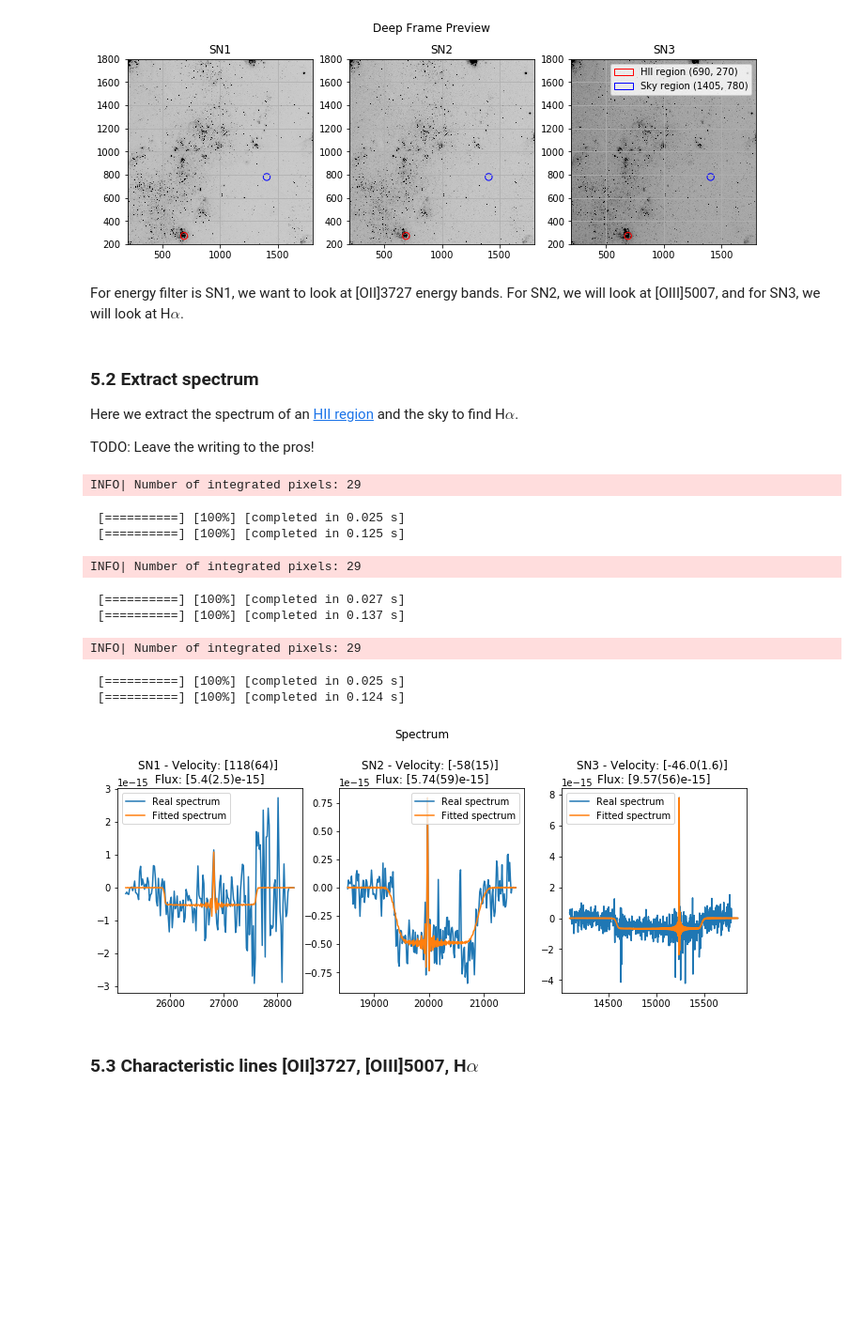
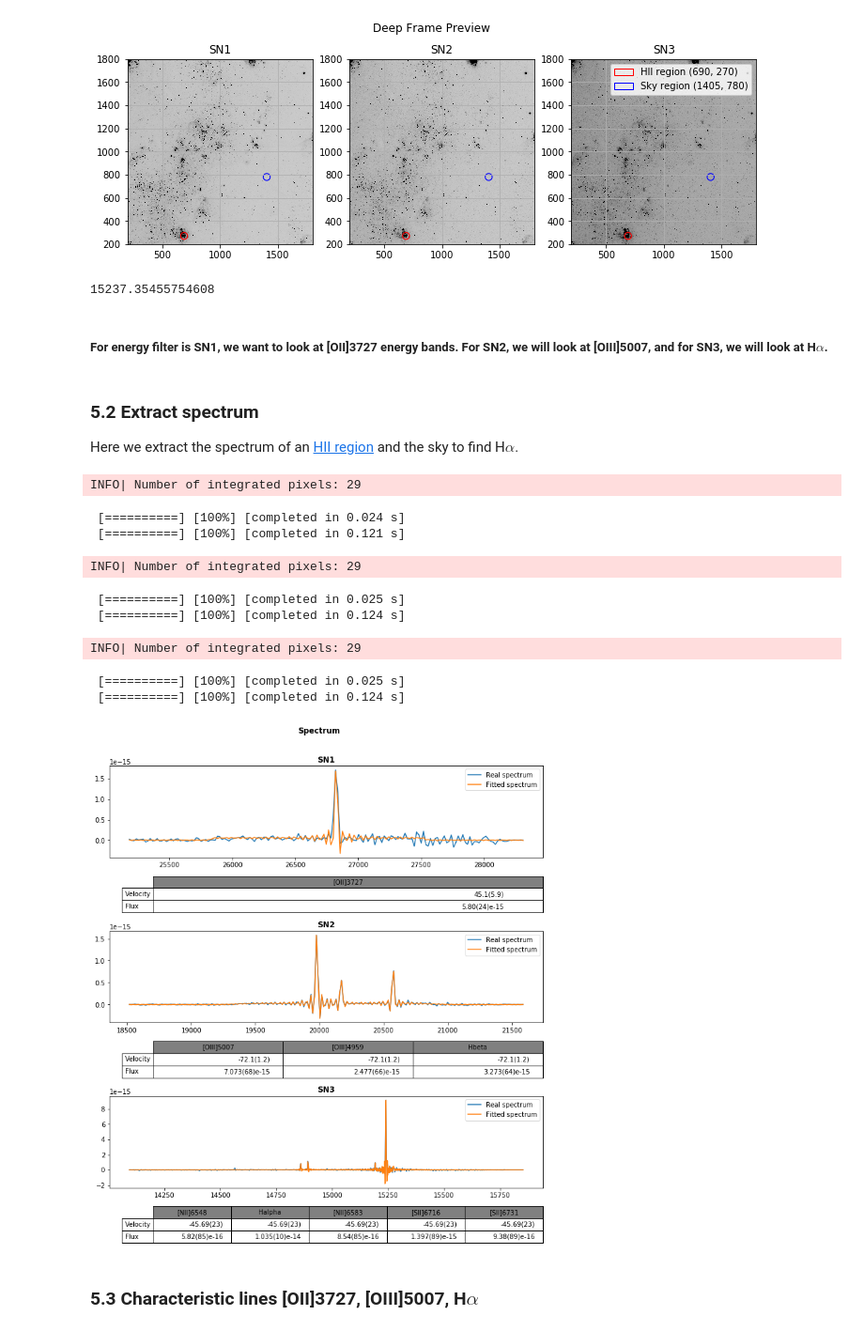
Before and after one commit to ellieb/astroquery_tutorial, a Jupyter notebook: astroquery_example_sitelle.ipynb, the cells around one changed output. Shown at 94% size. Saved outputs shown, nothing was run; the diff lists cells and outputs as text; code cells hidden in the pictures; blank space fills up the shorter version.

```diff
--- a/astroquery_example_sitelle.ipynb
+++ b/astroquery_example_sitelle.ipynb
@@ -107,7 +108,8 @@ for idx in range(len(results)):
     # The get_data_urls only accepts a table as input
     urls = cadc.get_data_urls(results[idx:idx + 1], include_auxiliaries=True)
     # Grab the HDF5 access urls only
-    hdf5_url = next((url.encode('utf-8') for url in urls if '.hdf5' in url), None)
+    hdf5_url = next((url.encode('utf-8') for url in urls if '.hdf5' in url),
+                    None)
     if hdf5_url:
         fname = '{}.{}.{}.hdf5'.format(results[idx]['target_name'],
                                        results[idx]['productID'],
@@ -139,8 +138,13 @@ Now we open the files and then access and summarize the information.
 # %%
 # Load the cubes
 cubes = [HDFCube(result['fname']) for result in results_list]
-lines = ['[OII]3727', '[OIII]5007', 'Halpha']
 bands = ['SN1', 'SN2', 'SN3']
+strong_line_list = ['[OII]3727', '[OIII]5007', 'Halpha']
+# Sometimes Hbeta is stronger than [OIII] so use other line list
+# strong_line_list = ['[OII]3727', 'Hbeta', 'Halpha']
+all_lines_list = [['[OII]3727'], ('[OIII]5007', '[OIII]4959', 'Hbeta'),
+                  ('[NII]6548', 'Halpha', '[NII]6583', '[SII]6716',
+                   '[SII]6731')]
 
 # The coordinates of the HII region and the sky region
 xrhii, yrhii = (690, 270)
@@ -149,7 +153,8 @@ aperture = 3  # Aperture for the spectrum integration (circle)
 data_list = []
 
 # Build a list of data dicts to hold info and metadata
-for cube, line, band in zip(cubes, lines, bands):
+for cube, strong_line, all_lines, band in zip(cubes, strong_line_list,
+                                              all_lines_list, bands):
     axis, spectrum = cube.extract_spectrum(xrhii, yrhii, aperture, silent=True)
     axis2, sky = cube.extract_spectrum(xsky, ysky, aperture, silent=True)
     spectrum = spectrum - sky
@@ -157,7 +162,8 @@ for cube, line, band in zip(cubes, lines, bands):
 
     data_list.append({
         'cube': cube,
-        'line': line,
+        'strong_line': strong_line,
+        'lines': all_lines,
         'band': band,
         'line_idx': line_idx,
         'spectrum': spectrum,
@@ -221,44 +226,57 @@ plt.legend(handles=[hii_circle(), sky_circle()])
 fig.suptitle('Deep Frame Preview');
 # %% [output]
 [figure]
+# %%
+print Lines().get_line_cm1(data['strong_line'])
+# %% [output]
+15237.35455754608
 # %% [markdown]
-For energy filter is SN1, we want to look at [OII]3727 energy bands. For SN2, we will look at [OIII]5007, and for SN3, we will look at H$\alpha$.
+##### For energy filter is SN1, we want to look at [OII]3727 energy bands. For SN2, we will look at [OIII]5007, and for SN3, we will look at H$\alpha$.
 # %% [markdown]
 ### 5.2 Extract spectrum
 
 Here we extract the spectrum of an [HII region](https://en.wikipedia.org/wiki/H_II_region) and the sky to find H$\alpha$.
-
-TODO: Leave the writing to the pros!
 # %%
-fig, axes = plt.subplots(nrows=1, ncols=3, figsize=(12, 4), frameon=False)
+fig, axes = plt.subplots(nrows=3, ncols=1, figsize=(12, 12), frameon=False)
+fig.subplots_adjust(hspace=0.8)
 
 for ax, data in zip(axes, data_list):
     fit_axis, fit_spectrum, fit_res = data['cube'].fit_lines_in_spectrum(
         xrhii,
         yrhii,
-        aperture, [data['line']],
-        subtract_spectrum=data['sky'],
+        aperture,
+        data['lines'],
+        pos_def=['1'],
+        pos_cov=compute_radial_velocity(data['wavenumber'],
+                                        Lines().get_line_cm1(
+                                            data['strong_line']),
+                                        wavenumber=True),
+        subtract_spectrum=data['sky'] / (np.pi * aperture**2),
         fmodel='sinc')
 
     ax.plot(fit_axis, fit_spectrum, label='Real spectrum')
     ax.plot(fit_axis, fit_res['fitted_vector'], label='Fitted spectrum')
-    ax.legend()
+    ax.legend(loc=1)
+    table = ax.table(cellText=[fit_res['velocity_gvar'], fit_res['flux_gvar']],
+                     colLabels=data['lines'],
+                     colColours=['grey'] * len(data['lines']),
+                     rowLabels=['Velocity', 'Flux'],
+                     bbox=[0.1, -0.6, 0.9, 0.4])
 
-    ax.set_title('{} - Velocity: {} \nFlux: {}'.format(
-        data['band'], fit_res['velocity_gvar'], fit_res['flux_gvar']))
+    ax.set_title(data['band'], fontweight="bold")
 
-fig.suptitle('Spectrum', y=1.1);
+fig.suptitle('Spectrum', y=0.95, fontweight="bold");
 # %% [output]
 INFO| Number of integrated pixels: 29
- [==========] [100%] [completed in 0.025 s]
- [==========] [100%] [completed in 0.125 s]
+ [==========] [100%] [completed in 0.024 s]
+ [==========] [100%] [completed in 0.121 s]
 INFO| Number of integrated pixels: 29
- [==========] [100%] [completed in 0.027 s]
- [==========] [100%] [completed in 0.137 s]
+ [==========] [100%] [completed in 0.025 s]
+ [==========] [100%] [completed in 0.124 s]
 INFO| Number of integrated pixels: 29
  [==========] [100%] [completed in 0.025 s]
  [==========] [100%] [completed in 0.124 s]
-[figure, old version]
+[figure, new version]
 # %% [markdown]
 ### 5.3 Characteristic lines [OII]3727, [OIII]5007, H$\alpha$
 # %%
```
Also changed, not shown: parts of 9 cells of this notebook.
